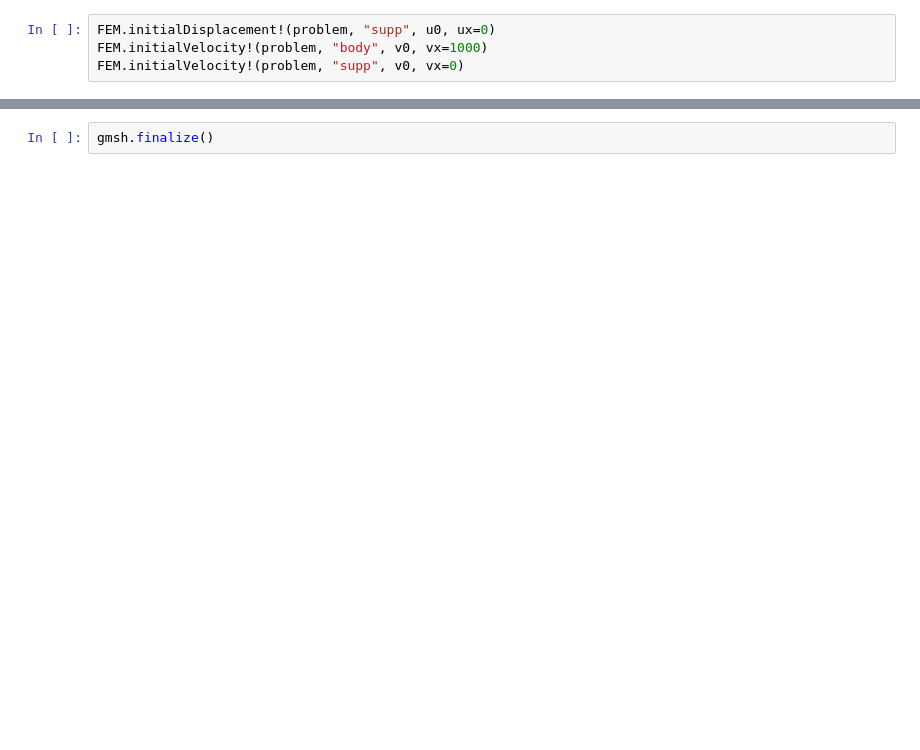
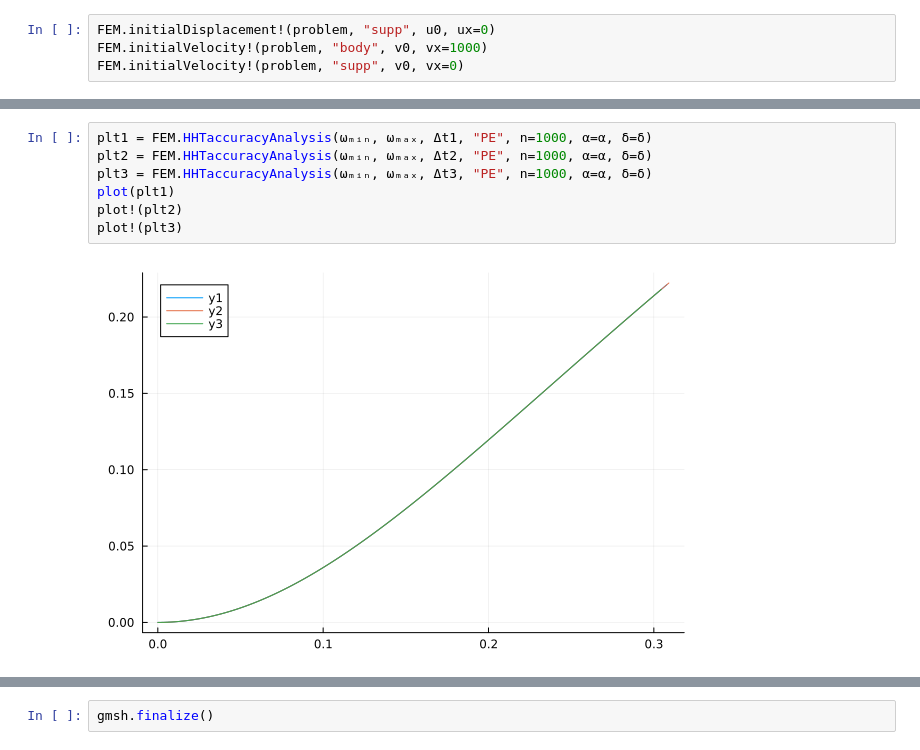
Before and after one commit to perebalazs/LowLevelFEM.jl, a Jupyter notebook: examples/wave_propagation_1D.ipynb, the cells around one changed output, grey strips where cells are left out. Saved outputs shown, nothing was run; the diff lists cells and outputs as text; blank space fills up the shorter version.

```diff
--- a/examples/wave_propagation_1D.ipynb
+++ b/examples/wave_propagation_1D.ipynb
@@ -280,0 +193,9 @@ plot(plt)
+# %%
+plt1 = FEM.HHTaccuracyAnalysis(ωₘᵢₙ, ωₘₐₓ, Δt1, "PE", n=1000, α=α, δ=δ)
+plt2 = FEM.HHTaccuracyAnalysis(ωₘᵢₙ, ωₘₐₓ, Δt2, "PE", n=1000, α=α, δ=δ)
+plt3 = FEM.HHTaccuracyAnalysis(ωₘᵢₙ, ωₘₐₓ, Δt3, "PE", n=1000, α=α, δ=δ)
+plot(plt1)
+plot!(plt2)
+plot!(plt3)
+# %% [output]
+[figure, added]
```
Also changed, not shown: parts of 61 cells of this notebook, 5 other files.
